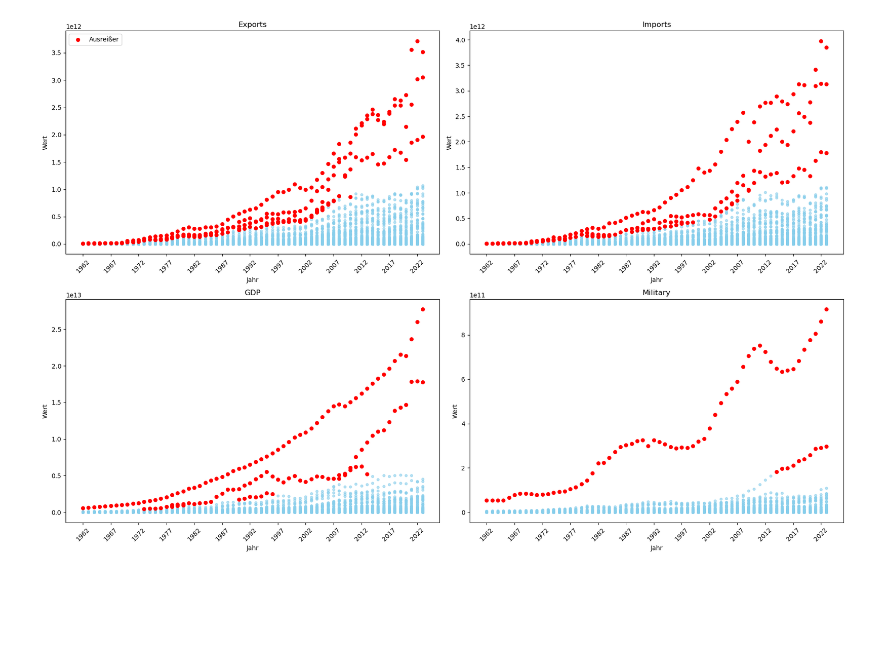
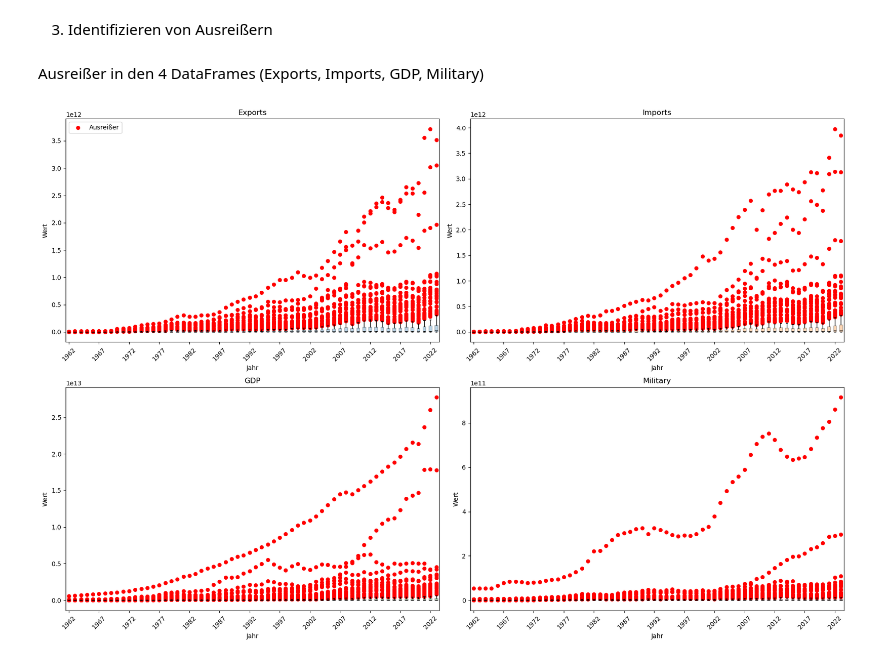
Before and after one commit to lorbke/BDA, a Jupyter notebook: preprocessing.ipynb, the cells around one changed output. Saved outputs shown, nothing was run; the diff lists cells and outputs as text; code cells hidden in the pictures; blank space fills up the shorter version.

Commit message:
exploratory data analysis

```diff
--- a/preprocessing.ipynb
+++ b/preprocessing.ipynb
@@ -127,0 +94,2 @@ outliers_military_z = find_outliers_z(df_military)
+# %%
+df_complete = df_merged.dropna(subset=["Military", "ImpExpRatio", "GDP"])
@@ -127,0 +107,6 @@ outliers_military_z = find_outliers_z(df_military)
+# %%
+for col, p in shapiro_results.items():
+	if p >= 0.05:
+		print(f"{col}: normalverteilt (p={p:.2e})")
+	else:
+		print(f"{col}: nicht normalverteilt (p={p:.2e})")
@@ -127,0 +130,11 @@ outliers_military_z = find_outliers_z(df_military)
+# %%
+fig, axes = plt.subplots(1, 3, figsize=(18, 5))
+cols = ["Military", "ImpExpRatio", "GDP"]
+
+for ax, col in zip(axes, cols):
+	vals = df_complete[col].dropna()
+	stats.probplot(vals, dist="norm", plot=ax)
+	ax.set_title(f"Q-Q-Plot für {col}")
+
+plt.tight_layout()
+plt.show()
@@ -128,32 +143,57 @@ outliers_military_z = find_outliers_z(df_military)
+# %% [markdown]
+3. Identifizieren von Ausreißern
+# %% [markdown]
+Ausreißer in den 4 DataFrames (Exports, Imports, GDP, Military)
 # %%
+def find_outliers_iqr(df):
+	outliers = {}
+	years = df.columns[4:]
+	for year in years:
+		vals = df[year]
+		q1 = vals.quantile(0.25)
+		q3 = vals.quantile(0.75)
+		iqr = q3 - q1
+		lower = q1 - 1.5 * iqr
+		upper = q3 + 1.5 * iqr
+		outlier_idx = vals.index[(vals < lower) | (vals > upper)].tolist()
+		outliers[year] = outlier_idx
+	return outliers
+
+outliers_exports_iqr = find_outliers_iqr(df_export)
+outliers_imports_iqr = find_outliers_iqr(df_import)
+outliers_gdp_iqr = find_outliers_iqr(df_gdp)
+outliers_military_iqr = find_outliers_iqr(df_military)
+
 fig, axes = plt.subplots(2, 2, figsize=(18, 12))
 dfs = {
-	'Exports': (df_export, outliers_exports_z),
-	'Imports': (df_import, outliers_imports_z),
-	'GDP': (df_gdp, outliers_gdp_z),
-	'Military': (df_military, outliers_military_z)
+	'Exports': (df_export, outliers_exports_iqr),
+	'Imports': (df_import, outliers_imports_iqr),
+	'GDP': (df_gdp, outliers_gdp_iqr),
+	'Military': (df_military, outliers_military_iqr)
 }
+colors = ['#1f77b4', '#ff7f0e', '#2ca02c', '#d62728']
 
-for ax, (title, (df, outliers)) in zip(axes.flat, dfs.items()):
+for ax, (title, (df, outliers)), color in zip(axes.flat, dfs.items(), colors):
 	years = df.columns[4:]
+	data = [df[year].dropna() for year in years]
+	bp = ax.boxplot(data, patch_artist=True, showfliers=False,
+					boxprops=dict(facecolor=color, alpha=0.3),
+					medianprops=dict(color='black'))
 	for idx, year in enumerate(years):
-		vals = df[year]
-		# Normale Werte
-		mask = np.ones(len(vals), dtype=bool)
-		mask[outliers.get(year, [])] = False
-		ax.scatter([idx]*mask.sum(), vals[mask], color='skyblue', alpha=0.6, s=15)
-		# Ausreißer
-		if outliers.get(year):
-			ax.scatter([idx]*len(outliers[year]), vals.iloc[outliers[year]], color='red', s=30, label='Ausreißer' if idx == 0 else "")
+		out_idx = outliers.get(year, [])
+		if out_idx:
+			out_vals = df.loc[out_idx, year]
+			ax.scatter([idx+1]*len(out_vals), out_vals, color='red', s=30, label='Ausreißer' if idx == 0 else "")
 	ax.set_title(title)
 	ax.set_xlabel('Jahr')
 	ax.set_ylabel('Wert')
-	ax.set_xticks(range(0, len(years), 5))
-	ax.set_xticklabels([years[i] for i in range(0, len(years), 5)], rotation=45)
+	xtick_idx = range(0, len(years), 5)
+	ax.set_xticks([i+1 for i in xtick_idx])
+	ax.set_xticklabels([years[i] for i in xtick_idx], rotation=45)
 	if title == 'Exports':
 		ax.legend()
 
 plt.tight_layout()
 plt.show()
 # %% [output]
-[figure, old version]
+[figure, new version]
```
Also changed, not shown: parts of 22 cells of this notebook.
